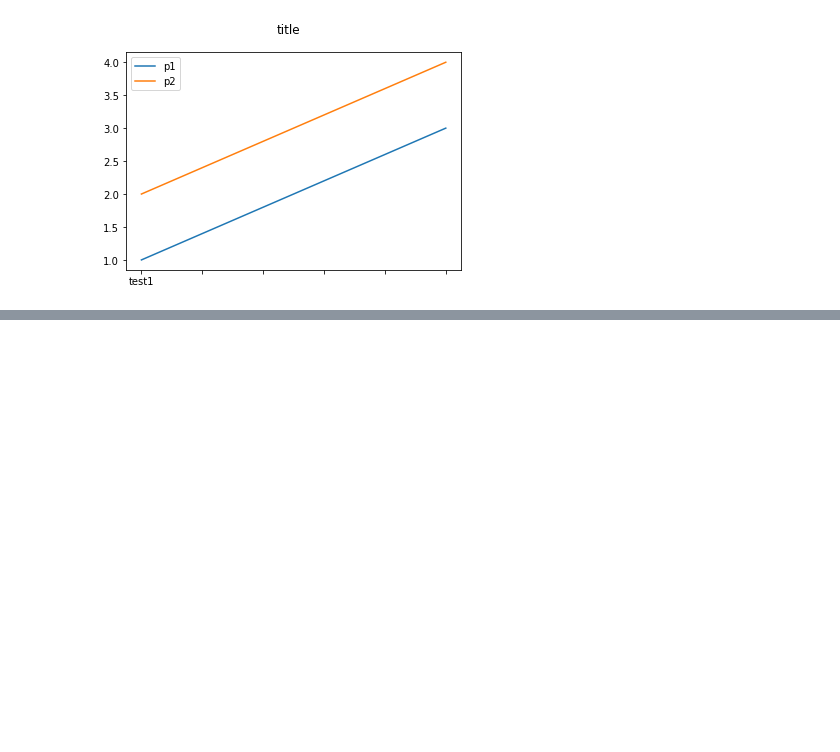
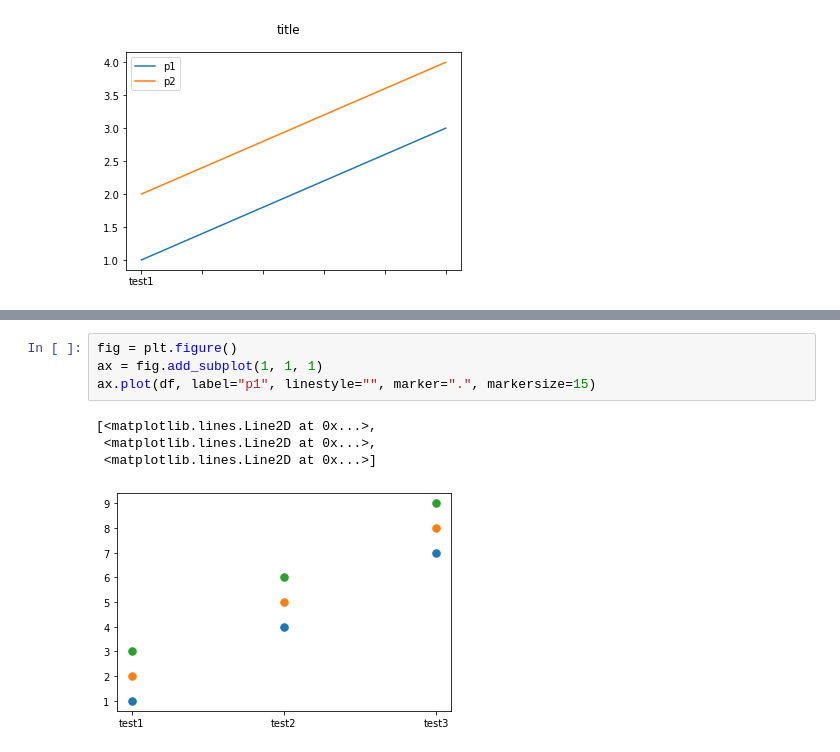
Before and after one commit to ri003074/Python3, a Jupyter notebook: src/matplotlib/matplotlib_summary.ipynb, the cells around one changed output, grey strips where cells are left out. Saved outputs shown, nothing was run; the diff lists cells and outputs as text; blank space fills up the shorter version.

```diff
--- a/src/matplotlib/matplotlib_summary.ipynb
+++ b/src/matplotlib/matplotlib_summary.ipynb
@@ -64,0 +94,9 @@ df.plot(ax=ax, legend=True)
+# %%
+fig = plt.figure()
+ax = fig.add_subplot(1, 1, 1)
+ax.plot(df, label="p1", linestyle="", marker=".", markersize=15)
+# %% [output]
+[<matplotlib.lines.Line2D at 0x...>,
+ <matplotlib.lines.Line2D at 0x...>,
+ <matplotlib.lines.Line2D at 0x...>]
+[figure, added]
```
Also changed, not shown: parts of 5 cells of this notebook, 2 other files.
